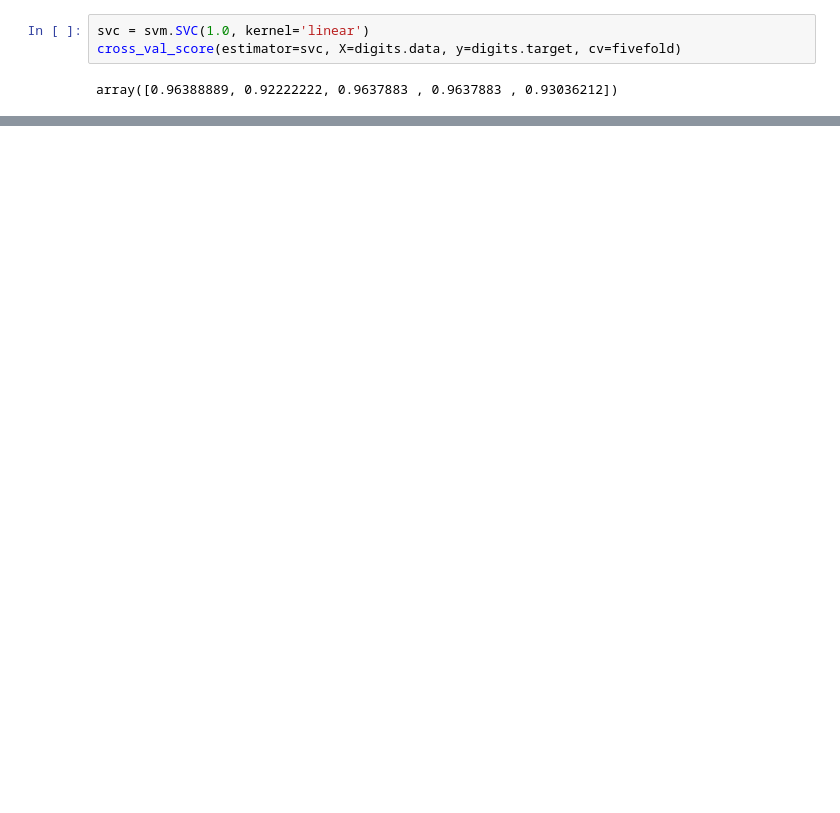
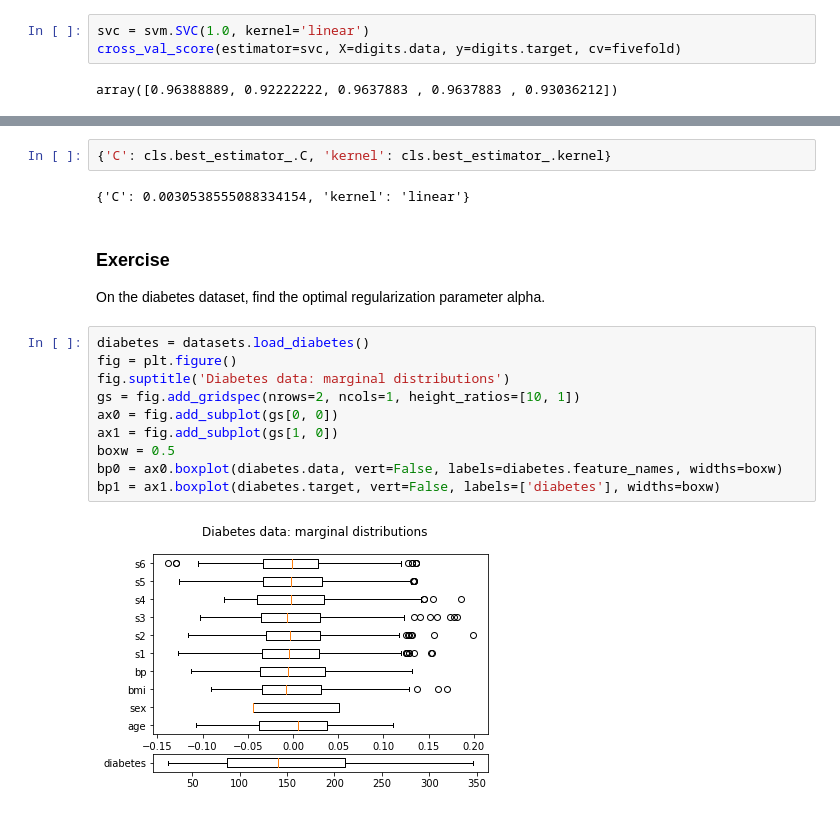
Before and after one commit to attilagk/scikit-learn, a Jupyter notebook: model_selection.ipynb, the cells around one changed output, grey strips where cells are left out. Cells and saved outputs as stored; diff of their text form; blank space fills up the shorter version.

```diff
--- a/model_selection.ipynb
+++ b/model_selection.ipynb
@@ -70,0 +144,20 @@ ax.set_xscale('log')
+# %%
+{'C': cls.best_estimator_.C, 'kernel': cls.best_estimator_.kernel}
+# %% [output]
+{'C': 0.0030538555088334154, 'kernel': 'linear'}
+# %% [markdown]
+### Exercise
+
+On the diabetes dataset, find the optimal regularization parameter alpha.
+# %%
+diabetes = datasets.load_diabetes()
+fig = plt.figure()
+fig.suptitle('Diabetes data: marginal distributions')
+gs = fig.add_gridspec(nrows=2, ncols=1, height_ratios=[10, 1])
+ax0 = fig.add_subplot(gs[0, 0])
+ax1 = fig.add_subplot(gs[1, 0])
+boxw = 0.5
+bp0 = ax0.boxplot(diabetes.data, vert=False, labels=diabetes.feature_names, widths=boxw)
+bp1 = ax1.boxplot(diabetes.target, vert=False, labels=['diabetes'], widths=boxw)
+# %% [output]
+[figure, added]
```
Also changed, not shown: parts of 22 cells of this notebook.
